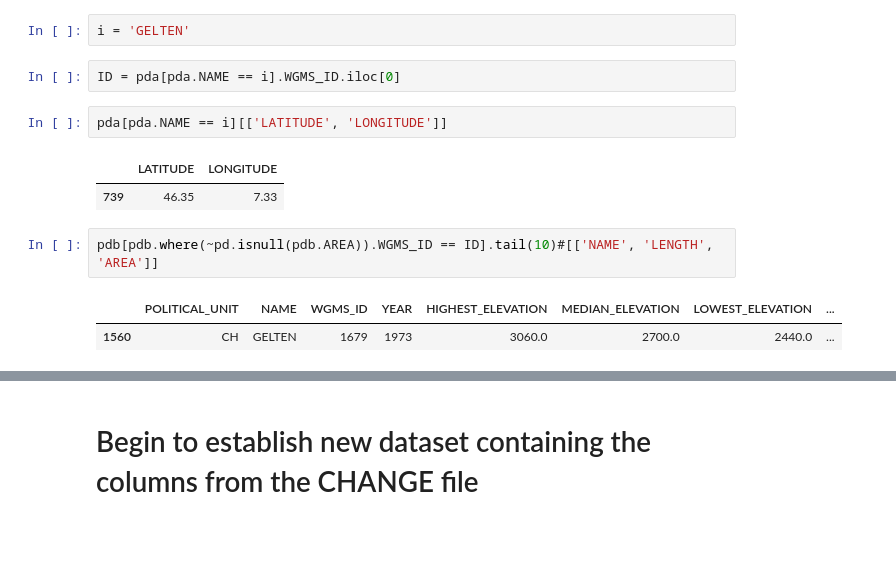
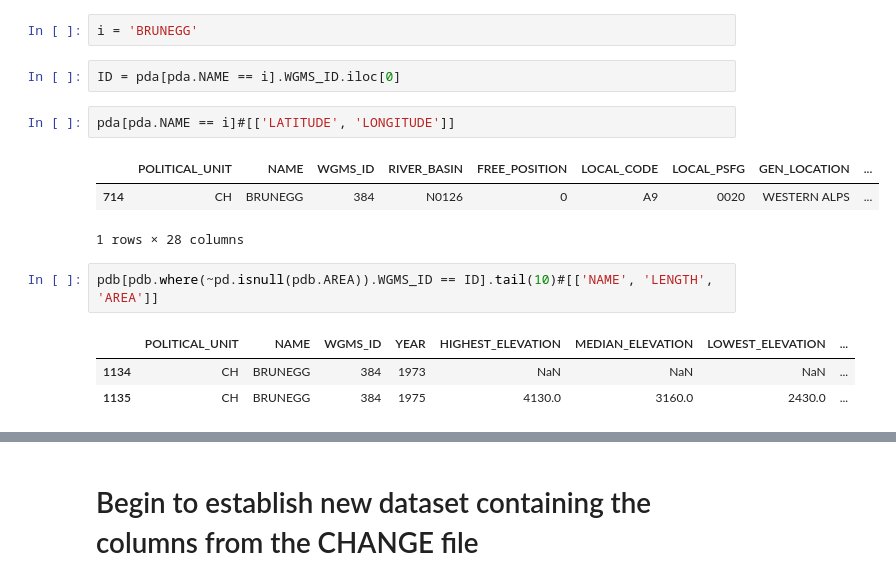
Before and after one commit to JohannesUIBK/glaciers-cci5, a Jupyter notebook: glaciers_cci5/Merge_Fischer_FoG.ipynb, the cells around one changed output, grey strips where cells are left out. Drawn from its saved outputs; the diff is of its cells as text; blank space fills up the shorter version.

```diff
--- a/glaciers_cci5/Merge_Fischer_FoG.ipynb
+++ b/glaciers_cci5/Merge_Fischer_FoG.ipynb
@@ -241,15 +194,17 @@ pda.to_csv('assigned_automated.csv')
 # %%
-i = 'GELTEN'
+i = 'BRUNEGG'
 # %%
 ID = pda[pda.NAME == i].WGMS_ID.iloc[0]
 # %%
-pda[pda.NAME == i][['LATITUDE', 'LONGITUDE']]
+pda[pda.NAME == i]#[['LATITUDE', 'LONGITUDE']]
 # %% [output]
-|  | LATITUDE | LONGITUDE |
-| 739 | 46.35 | 7.33 |
+|  | POLITICAL_UNIT | NAME | WGMS_ID | RIVER_BASIN | FREE_POSITION | LOCAL_CODE | LOCAL_PSFG | GEN_LOCATION | ... |
+| 714 | CH | BRUNEGG | 384 | N0126 | 0 | A9 | 0020 | WESTERN ALPS | ... |
+1 rows × 28 columns
 # %%
 pdb[pdb.where(~pd.isnull(pdb.AREA)).WGMS_ID == ID].tail(10)#[['NAME', 'LENGTH', 'AREA']]
 # %% [output]
 |  | POLITICAL_UNIT | NAME | WGMS_ID | YEAR | HIGHEST_ELEVATION | MEDIAN_ELEVATION | LOWEST_ELEVATION | ... |
-| 1560 | CH | GELTEN | 1679 | 1973 | 3060.0 | 2700.0 | 2440.0 | ... |
+| 1134 | CH | BRUNEGG | 384 | 1973 | NaN | NaN | NaN | ... |
+| 1135 | CH | BRUNEGG | 384 | 1975 | 4130.0 | 3160.0 | 2430.0 | ... |
 # %%
```
Also changed, not shown: parts of 49 cells of this notebook.
